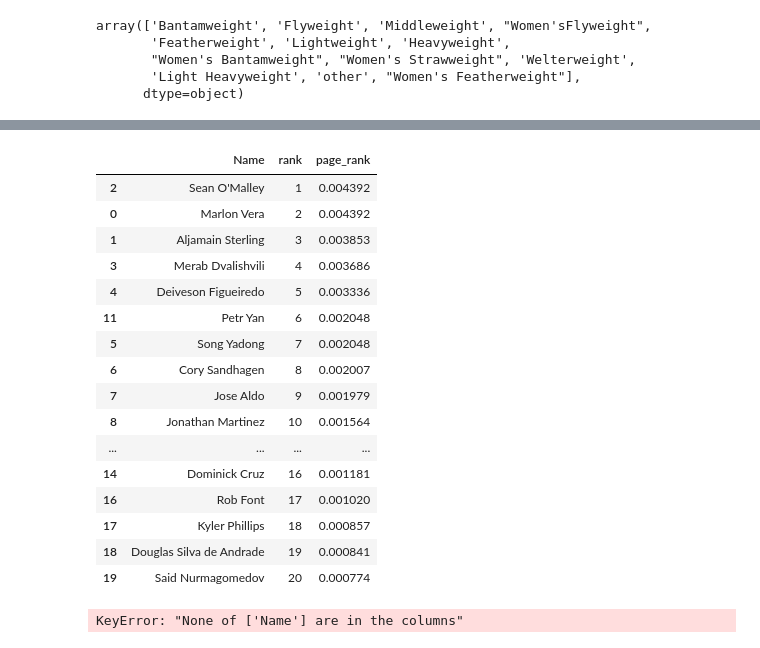
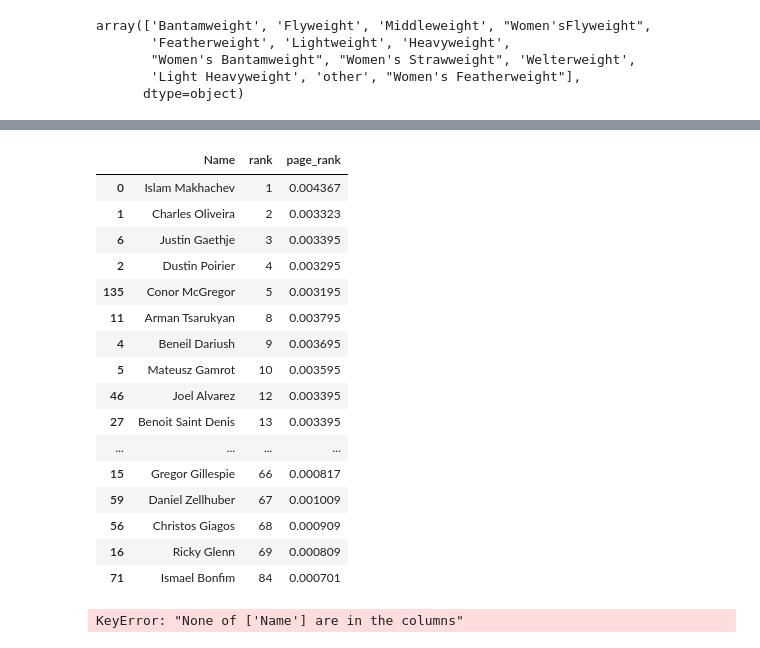
Before and after one commit to zarreh/mma_ranking, a Jupyter notebook: Notebooks/UFC_ranking/UFC_ranking_new.ipynb, the cells around one changed output, grey strips where cells are left out. Saved outputs shown, nothing was run; the diff lists cells and outputs as text; code cells hidden in the pictures.

```diff
--- a/Notebooks/UFC_ranking/UFC_ranking_new.ipynb
+++ b/Notebooks/UFC_ranking/UFC_ranking_new.ipynb
@@ -23,13 +23,12 @@ from mma_ranking.ranking.network_ranking import (
 
 # path = r"\data\all_fights_new.csv"
 path = r"..\..\data\all_fights_2024-04-05.csv"
+start_date = "2014-01-01"
 # %%
 df = load_train_data(path=path)
-[
-    ["Date", "winner", "losser", "BELT", "Weight", "method", "value", "draw"]
-]
-matches_df = df[df["Date"] > "2014-01-01"]
+[["Date", "winner", "losser", "BELT", "Weight", "method", "value", "draw"]]
+matches_df = df[df["Date"] > start_date]
 
 # dictiorary of fights
-matches_sorted = matches_df.sort_values(by="Date")
+matches_sorted = matches_df.sort_values(by="Date", ascending=True)
 # %%
@@ -76,3 +75,6 @@ array(['Bantamweight', 'Flyweight', 'Middleweight', "Women'sFlyweight",
        "Women's Bantamweight", "Women's Strawweight", 'Welterweight',
        'Light Heavyweight', 'other', "Women's Featherweight"],
       dtype=object)
+# %%
+run_date = "2024-03-23"
+weight_class = weight_class_list[5]
@@ -79,13 +119,8 @@ array(['Bantamweight', 'Flyweight', 'Middleweight', "Women'sFlyweight",
 # %%
-# Create a dictionary from the rankings for quick lookup and update
-run_date = "2024-03-23"
-weight_class = weight_class_list[0]
-
 fighter_rankings = (
-    rankings_df[(rankings_df["weight"] == weight_class) & (rankings_df["run_date"] == run_date ) ]
-    [
-        ["fighter", "wight_class_rank", "adj_p_rank"]
-    ]
+    rankings_df[
+        (rankings_df["weight"] == weight_class) & (rankings_df["run_date"] == run_date)
+    ][["fighter", "wight_class_rank", "adj_p_rank"]]
     .set_index("fighter")
     .to_dict("index")
 )
@@ -163,26 +272,26 @@ figher: Sean O'Malley potential_new_rank: -3
 # %%
 # updated_rankings = updated_rankings.sort_values(by=["rank"]).sort_values(by=["page_rank"], ascending=False)
 # updateing the ranking column to be sequential
 # updated_rankings["rank"] = range(1, len(updated_rankings) + 1)
-updated_rankings.head(20)
+updated_rankings.sort_values(by=["page_rank"], ascending=False).sort_values(by=["rank"]).head(50)
 # %% [output]
 |  | Name | rank | page_rank |
-| 2 | Sean O'Malley | 1 | 0.004392 |
-| 0 | Marlon Vera | 2 | 0.004392 |
-| 1 | Aljamain Sterling | 3 | 0.003853 |
-| 3 | Merab Dvalishvili | 4 | 0.003686 |
-| 4 | Deiveson Figueiredo | 5 | 0.003336 |
-| 11 | Petr Yan | 6 | 0.002048 |
-| 5 | Song Yadong | 7 | 0.002048 |
-| 6 | Cory Sandhagen | 8 | 0.002007 |
-| 7 | Jose Aldo | 9 | 0.001979 |
-| 8 | Jonathan Martinez | 10 | 0.001564 |
+| 0 | Islam Makhachev | 1 | 0.004367 |
+| 1 | Charles Oliveira | 2 | 0.003323 |
+| 6 | Justin Gaethje | 3 | 0.003395 |
+| 2 | Dustin Poirier | 4 | 0.003295 |
+| 135 | Conor McGregor | 5 | 0.003195 |
+| 11 | Arman Tsarukyan | 8 | 0.003795 |
+| 4 | Beneil Dariush | 9 | 0.003695 |
+| 5 | Mateusz Gamrot | 10 | 0.003595 |
+| 46 | Joel Alvarez | 12 | 0.003395 |
+| 27 | Benoit Saint Denis | 13 | 0.003395 |
 | ... | ... | ... | ... |
-| 14 | Dominick Cruz | 16 | 0.001181 |
-| 16 | Rob Font | 17 | 0.001020 |
-| 17 | Kyler Phillips | 18 | 0.000857 |
-| 18 | Douglas Silva de Andrade | 19 | 0.000841 |
-| 19 | Said Nurmagomedov | 20 | 0.000774 |
+| 15 | Gregor Gillespie | 66 | 0.000817 |
+| 59 | Daniel Zellhuber | 67 | 0.001009 |
+| 56 | Christos Giagos | 68 | 0.000909 |
+| 16 | Ricky Glenn | 69 | 0.000809 |
+| 71 | Ismael Bonfim | 84 | 0.000701 |
 # %%
 # import pandas as pd
 
```
Also changed, not shown: parts of 8 cells of this notebook, 1 other file.
